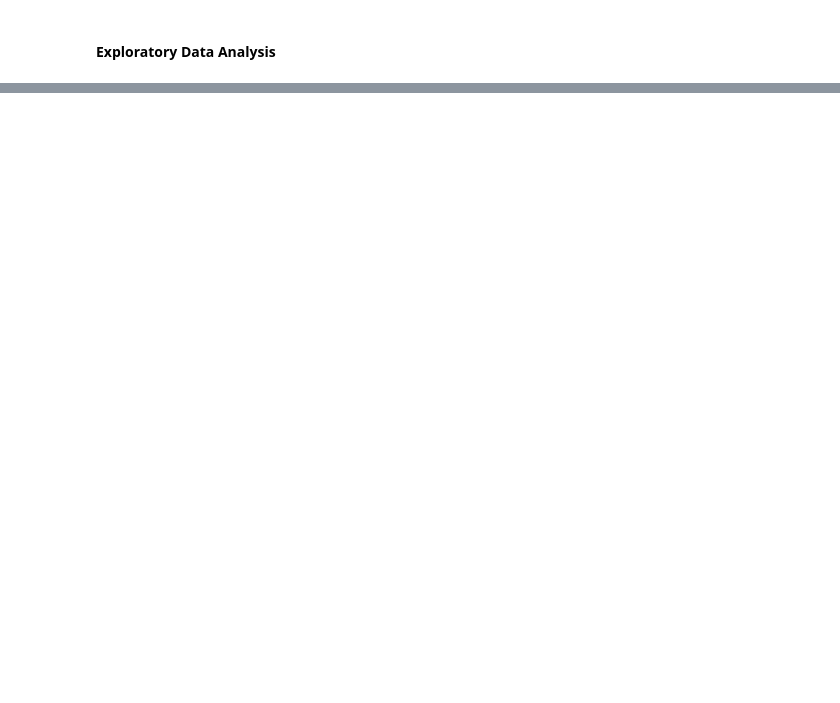
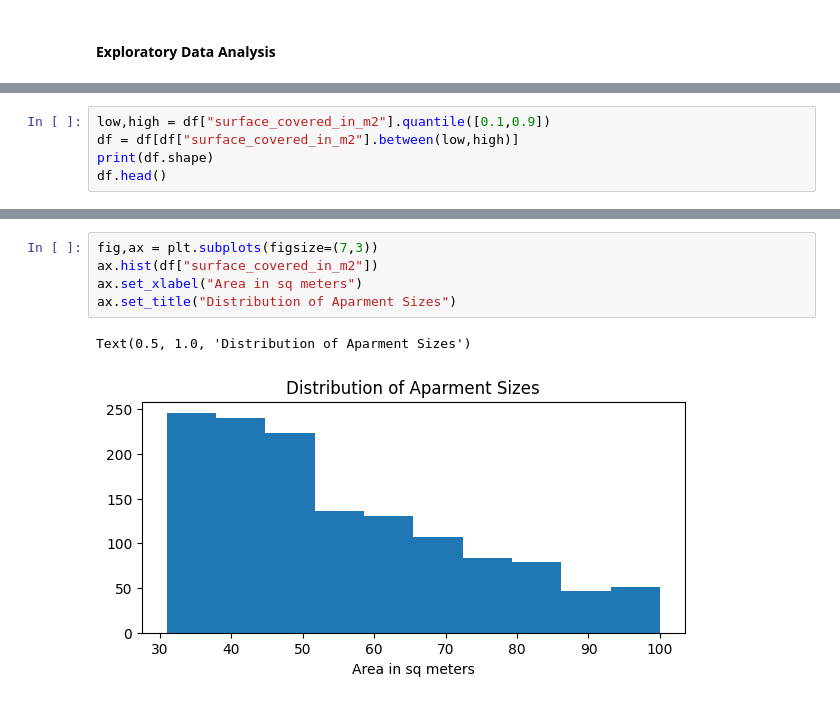
Before and after one commit to tech-ml-quant-luv/Applied_data_science_lab_worldquant, a Jupyter notebook: Project 2 - Housing in Buenos Aires/predicting_price_with_size.ipynb, the cells around one changed output, grey strips where cells are left out. Saved outputs shown, nothing was run; the diff lists cells and outputs as text; blank space fills up the shorter version.

```diff
--- a/Project 2 - Housing in Buenos Aires/predicting_price_with_size.ipynb
+++ b/Project 2 - Housing in Buenos Aires/predicting_price_with_size.ipynb
@@ -206,0 +195,5 @@ memory usage: 250.5+ KB
+# %%
+low,high = df["surface_covered_in_m2"].quantile([0.1,0.9])
+df = df[df["surface_covered_in_m2"].between(low,high)]
+print(df.shape)
+df.head()
@@ -206,0 +208,8 @@ memory usage: 250.5+ KB
+# %%
+fig,ax = plt.subplots(figsize=(7,3))
+ax.hist(df["surface_covered_in_m2"])
+ax.set_xlabel("Area in sq meters")
+ax.set_title("Distribution of Aparment Sizes")
+# %% [output]
+Text(0.5, 1.0, 'Distribution of Aparment Sizes')
+[figure, added]
```
Also changed, not shown: parts of 24 cells of this notebook, 2 other files.
